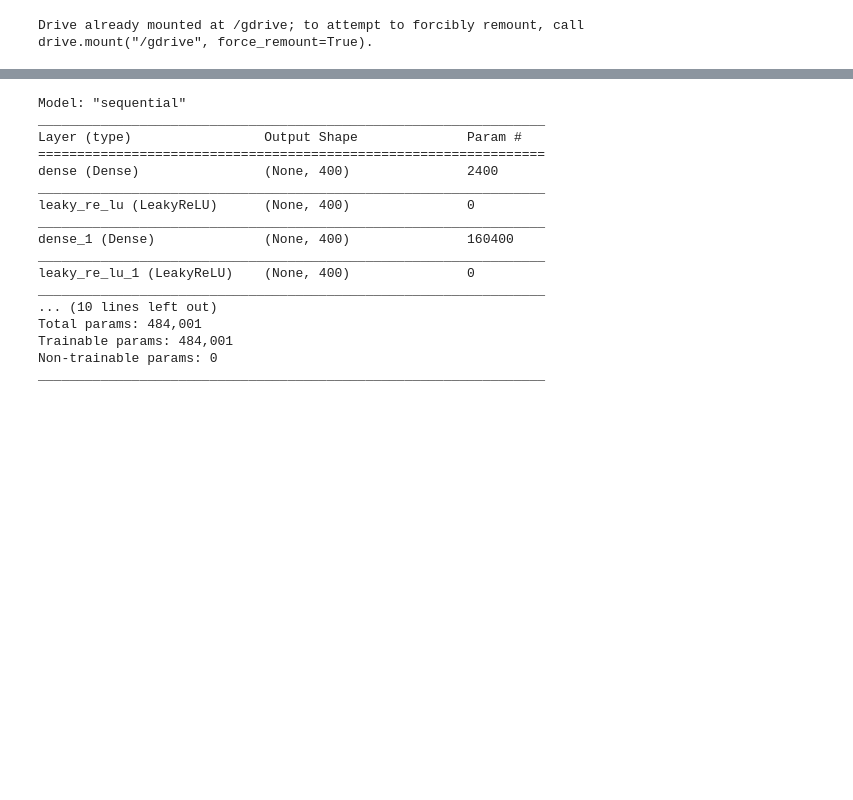
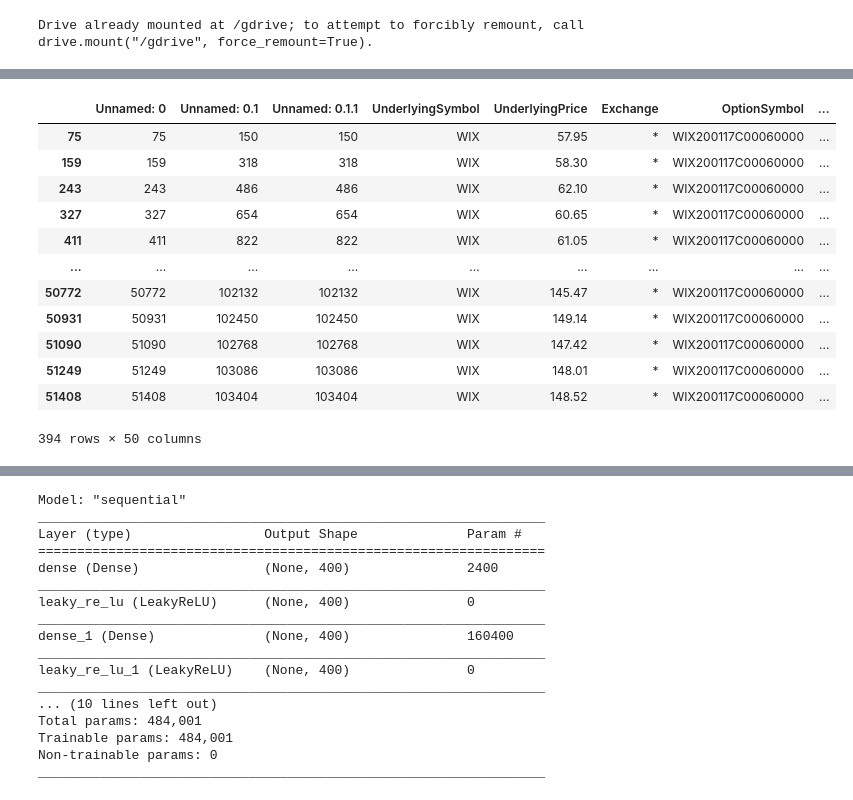
Before and after one commit to zjzsu2000/CMPE297_AdvanceDL_Project, a Jupyter notebook: Data_Preprocessing/Final_result.ipynb, the cells around one changed output, grey strips where cells are left out. Cells and saved outputs as stored; diff of their text form; code cells hidden in the pictures; blank space fills up the shorter version.

```diff
--- a/Data_Preprocessing/Final_result.ipynb
+++ b/Data_Preprocessing/Final_result.ipynb
@@ -21,0 +54,16 @@ model3= load_model('/gdrive/Shareddrives/CMPE297_49_project/models/model3_call_s
+# %%
+lstm_test
+# %% [output]
+|  | Unnamed: 0 | Unnamed: 0.1 | Unnamed: 0.1.1 | UnderlyingSymbol | UnderlyingPrice | Exchange | OptionSymbol | ... |
+| 75 | 75 | 150 | 150 | WIX | 57.95 | * | WIX200117C00060000 | ... |
+| 159 | 159 | 318 | 318 | WIX | 58.30 | * | WIX200117C00060000 | ... |
+| 243 | 243 | 486 | 486 | WIX | 62.10 | * | WIX200117C00060000 | ... |
+| 327 | 327 | 654 | 654 | WIX | 60.65 | * | WIX200117C00060000 | ... |
+| 411 | 411 | 822 | 822 | WIX | 61.05 | * | WIX200117C00060000 | ... |
+| ... | ... | ... | ... | ... | ... | ... | ... | ... |
+| 50772 | 50772 | 102132 | 102132 | WIX | 145.47 | * | WIX200117C00060000 | ... |
+| 50931 | 50931 | 102450 | 102450 | WIX | 149.14 | * | WIX200117C00060000 | ... |
+| 51090 | 51090 | 102768 | 102768 | WIX | 147.42 | * | WIX200117C00060000 | ... |
+| 51249 | 51249 | 103086 | 103086 | WIX | 148.01 | * | WIX200117C00060000 | ... |
+| 51408 | 51408 | 103404 | 103404 | WIX | 148.52 | * | WIX200117C00060000 | ... |
+394 rows × 50 columns
```
Also changed, not shown: parts of 15 cells of this notebook.
